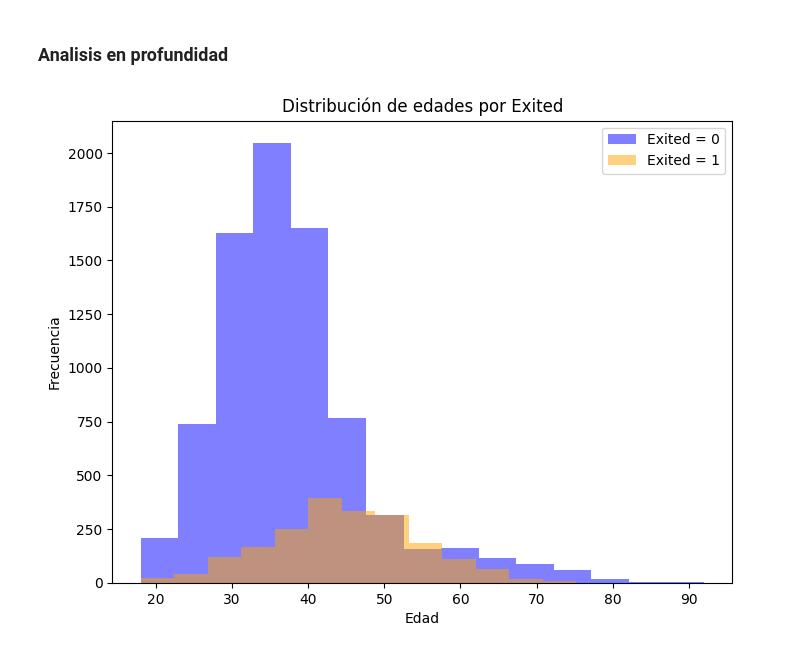
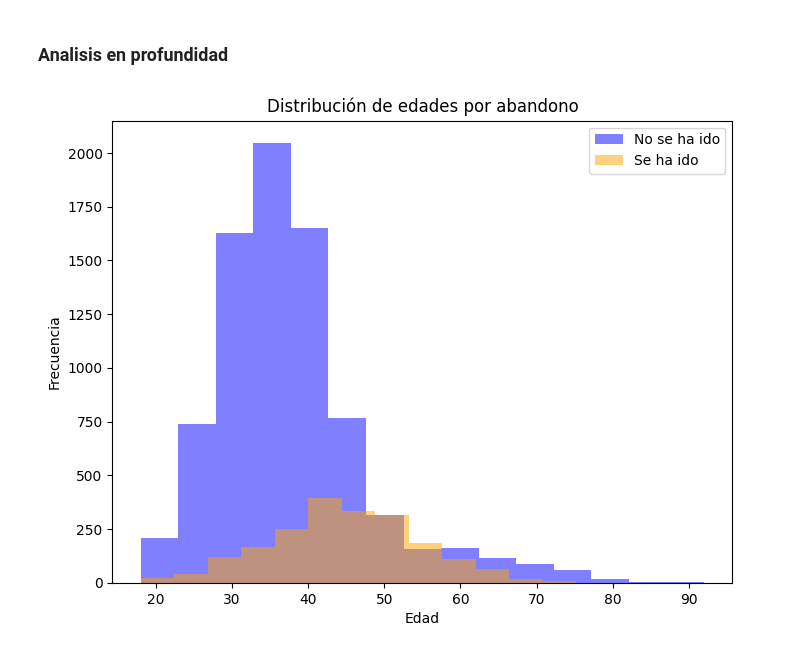
Before and after one commit to DJChincuini/Bank_Customer_Churn, a Jupyter notebook: EDA.ipynb, the cells around one changed output. Saved outputs shown, nothing was run; the diff lists cells and outputs as text; code cells hidden in the pictures.

Commit message:
Histograma

```diff
--- a/EDA.ipynb
+++ b/EDA.ipynb
@@ -77,18 +77,18 @@ df.duplicated().sum()
 # %% [markdown]
 ### Analisis en profundidad
 # %%
-# Filtrar las edades según Exited
+# Filtro las edades segun la columna Exited
 age_exited_0 = df[df['Exited'] == 0]['Age']
 age_exited_1 = df[df['Exited'] == 1]['Age']
 
 # Histograma
 plt.figure(figsize=(8, 6))
-plt.hist(age_exited_0, bins=15, alpha=0.5, label='Exited = 0', color='blue')
-plt.hist(age_exited_1, bins=15, alpha=0.5, label='Exited = 1', color='orange')
-plt.title("Distribución de edades por Exited")
+plt.hist(age_exited_0, bins=15, alpha=0.5, label='No se ha ido', color='blue')
+plt.hist(age_exited_1, bins=15, alpha=0.5, label='Se ha ido', color='orange')
+plt.title("Distribución de edades por abandono")
 plt.xlabel("Edad")
 plt.ylabel("Frecuencia")
 plt.legend()
 plt.show()
 # %% [output]
-[figure, old version]
+[figure, new version]
```
Also changed, not shown: parts of 1 cell of this notebook.
